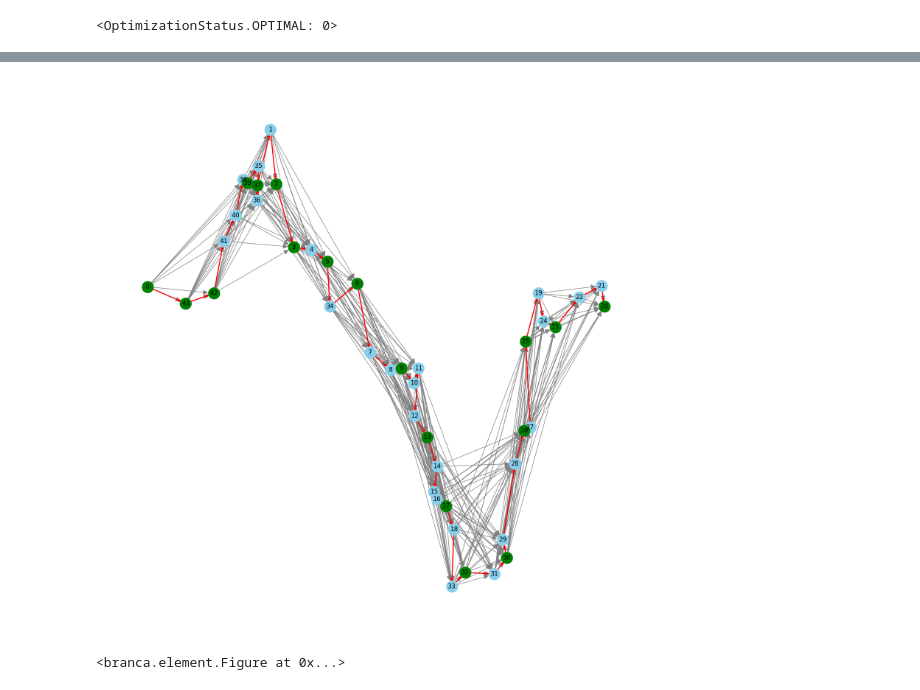
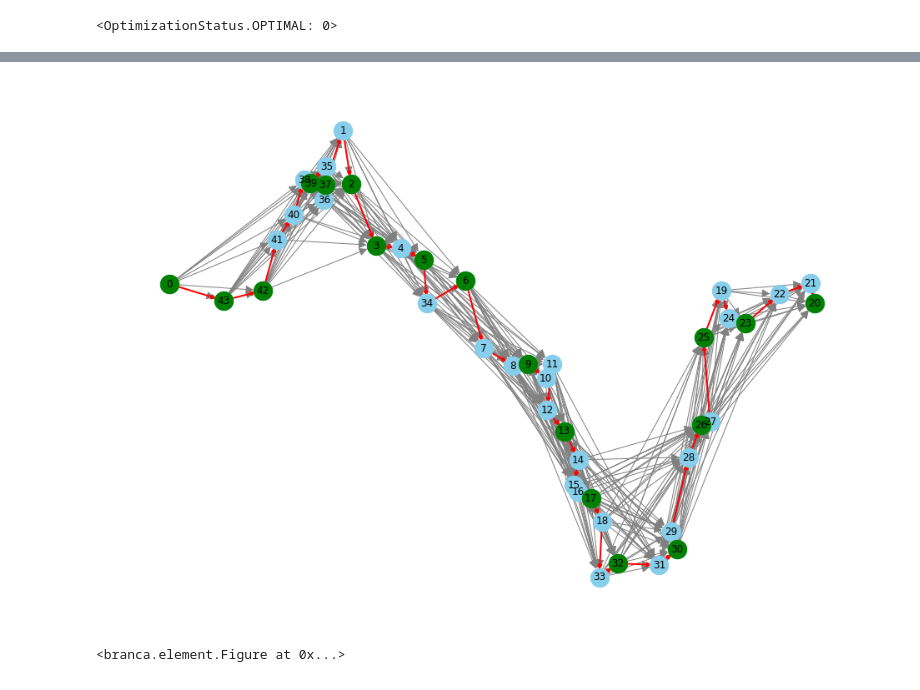
Before and after one commit to lorenzo-battiston/for-biglab, a Jupyter notebook: Text_big_project.ipynb, the cells around one changed output, grey strips where cells are left out. Drawn from its saved outputs; the diff is of its cells as text; code cells hidden in the pictures.

```diff
--- a/Text_big_project.ipynb
+++ b/Text_big_project.ipynb
@@ -203,7 +216,7 @@ def nodes_distance(node1: int, node2: int, ordered_path, distance_matrix) -> flo
     """
     index1 = ordered_path.index(node1)
     index2 = ordered_path.index(node2)
-    return np.sum(distance_matrix[ordered_path[i], ordered_path[i+1]] for i in range(index1, index2))
+    return sum(distance_matrix[ordered_path[i], ordered_path[i+1]] for i in range(index1, index2))
 
 def find_valid_arcs(ordered_path, distance_matrix, max_distance):
     valid_arcs = {}
@@ -578,7 +592,6 @@ plt.show()
 valid_arcs_dict = {}
 
 for i, start_node in enumerate(ordered_path):
-    accumulated_distance = 0
     for next_node in ordered_path[i + 1:]:
         distance = nodes_distance(start_node, next_node, ordered_path, distance_matrix)
         if(distance <= max_distance):
@@ -592,12 +605,13 @@ for i, start_node in enumerate(ordered_path):
 original_path_edges = [(ordered_path[i], ordered_path[i + 1]) for i in range(len(ordered_path) - 1)]
 
 # Visualization
-plt.figure(figsize=(10, 6))
-# Draw the graph with all connections
-nx.draw(G, pos, with_labels=True, node_size=1000, font_size=12, font_color="black", font_weight="bold",
+plt.figure(figsize=(13, 9))
+
+# Draw the equivalent graph with all connections
+nx.draw(G, pos, with_labels=True, node_size=500, font_size=10, font_color="black", font_weight="bold",
         node_color="skyblue", edge_color="gray", arrowsize=20)
 
-# Highlight the original path in red
+# Highlight the real path in red
 nx.draw_networkx_edges(G, pos, edgelist=original_path_edges, edge_color='red', width=2)
 
 plt.show()
@@ -722,37 +711,41 @@ Total budget: 28000, Budget used: 28498
 # %%
-G = nx.DiGraph()
+if(m.num_solutions > 0):
+    G = nx.DiGraph()
 
-# Add nodes
-G.add_nodes_from(nodes_data.apply(lambda row: (
-    row["tourist_dest_id"],
-    {"pos": (row["x (longitude)"], row["y (latitude)"]), "label": f"{row['Comune']} - {row['Piazza']}"}
-), axis=1).tolist())
+    # Add nodes
+    G.add_nodes_from(nodes_data.apply(lambda row: (
+        row["tourist_dest_id"],
+        {"pos": (row["x (longitude)"], row["y (latitude)"]), "label": f"{row['Comune']} - {row['Piazza']}"}
+    ), axis=1).tolist())
 
-for i, start_node in enumerate(ordered_path):
-    for next_node in ordered_path[i + 1:]:
-        distance = nodes_distance(start_node, next_node, ordered_path, distance_matrix)
-        if(distance <= max_distance):
-            if not G.has_edge(start_node, next_node):
-                G.add_edge(start_node, next_node, distance=distance)
-                valid_arcs_dict[(start_node, next_node)] = distance
-        else: break
+    # rebuild the equivalent graph with all connections
+    for i, start_node in enumerate(ordered_path):
+        for next_node in ordered_path[i + 1:]:
+            distance = nodes_distance(start_node, next_node, ordered_path, distance_matrix)
+            if(distance <= max_distance):
+                if not G.has_edge(start_node, next_node):
+                    G.add_edge(start_node, next_node, distance=distance)
+                    valid_arcs_dict[(start_node, next_node)] = distance
+            else: break
 
-# Create a list of edges for the original path
-original_path_edges = [(ordered_path[i], ordered_path[i + 1]) for i in range(len(ordered_path) - 1)]
+    # Create a list of edges for the original path
+    original_path_edges = [(ordered_path[i], ordered_path[i + 1]) for i in range(len(ordered_path) - 1)]
 
-# Visualization
-plt.figure(figsize=(15, 15))
-nx.draw(G, pos, with_labels=True, node_color='skyblue', node_size=500, edge_color='gray', arrowsize=20)
+    # Visualization
+    plt.figure(figsize=(13, 9))
+    nx.draw(G, pos, with_labels=True, node_color='skyblue', node_size=500, edge_color='gray', arrowsize=20)
 
-# Highlight nodes with charging stations
-nx.draw_networkx_nodes(G, pos, nodelist=charging_stations, node_color='green', node_size=500)
+    # Highlight nodes with charging stations
+    nx.draw_networkx_nodes(G, pos, nodelist=charging_stations, node_color='green', node_size=500)
 
-# Highlight the original path in red
-nx.draw_networkx_edges(G, pos, edgelist=original_path_edges, edge_color='red', width=2)
+    # Highlight the original path in red
+    nx.draw_networkx_edges(G, pos, edgelist=original_path_edges, edge_color='red', width=2)
 
-plt.show()
+    plt.show()
+else:
+    print("No solution found")
 # %% [output]
-[figure, old version]
+[figure, new version]
 # %%
 import folium
 from branca.element import Figure
```
Also changed, not shown: parts of 16 cells of this notebook.
